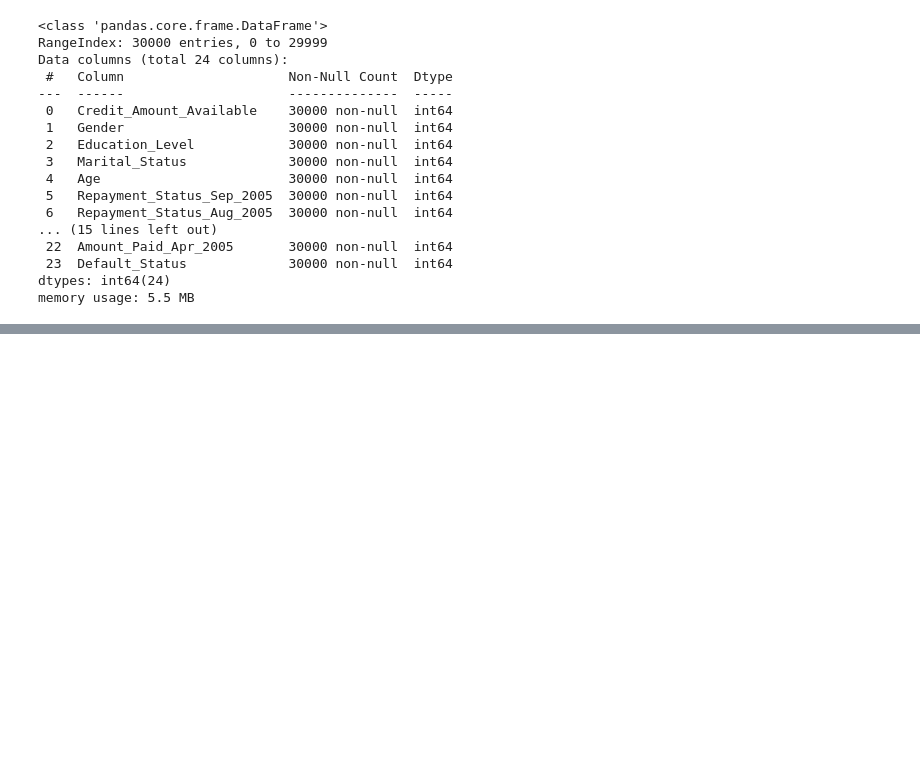
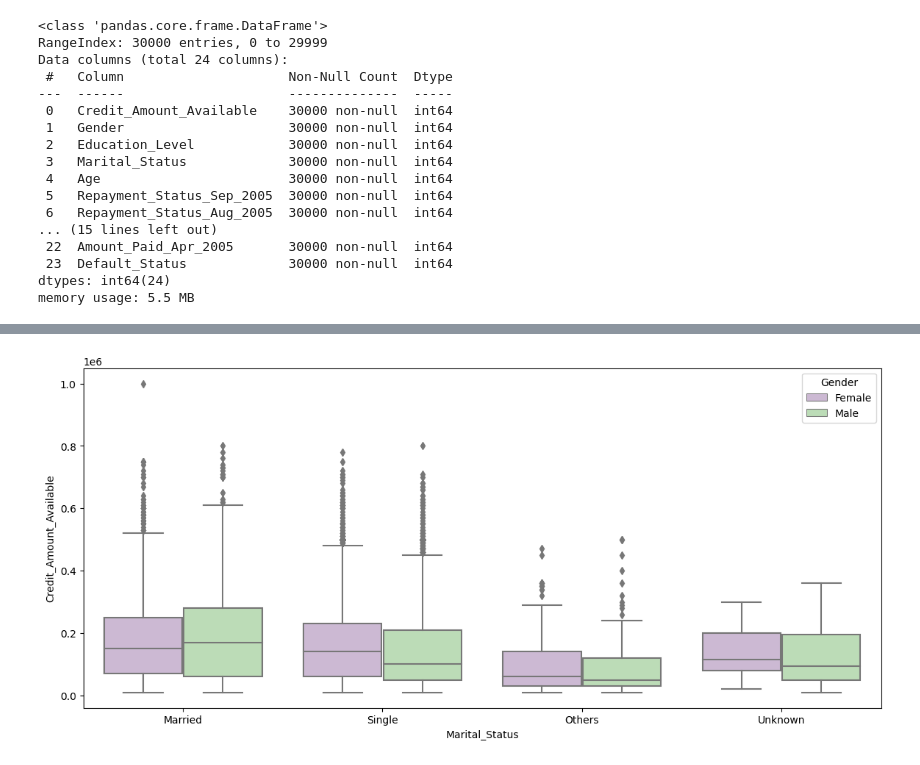
Before and after one commit to abhijitchak103/Credit-Default-Prediction, a Jupyter notebook: notebooks/EDA.ipynb, the cells around one changed output, grey strips where cells are left out. Saved outputs shown, nothing was run; the diff lists cells and outputs as text; code cells hidden in the pictures; blank space fills up the shorter version.

```diff
--- a/notebooks/EDA.ipynb
+++ b/notebooks/EDA.ipynb
@@ -114,0 +369,15 @@ memory usage: 5.5 MB
+# %%
+def plot_box(feature1, feature2, feature3):
+    fig, ax1 = plt.subplots(ncols=1, figsize=(14,6))
+    sns.boxplot(ax=ax1,
+                x=feature1,
+                y=feature2,
+                hue=feature3,
+                palette = 'PRGn',
+                data=df_copy)
+#     sns.set_xticklabels(sns.get_xticklabels(), rotation=90)
+    plt.show()
+# %%
+plot_box('Marital_Status', 'Credit_Amount_Available', 'Gender')
+# %% [output]
+[figure, added]
```
Also changed, not shown: parts of 51 cells of this notebook.
